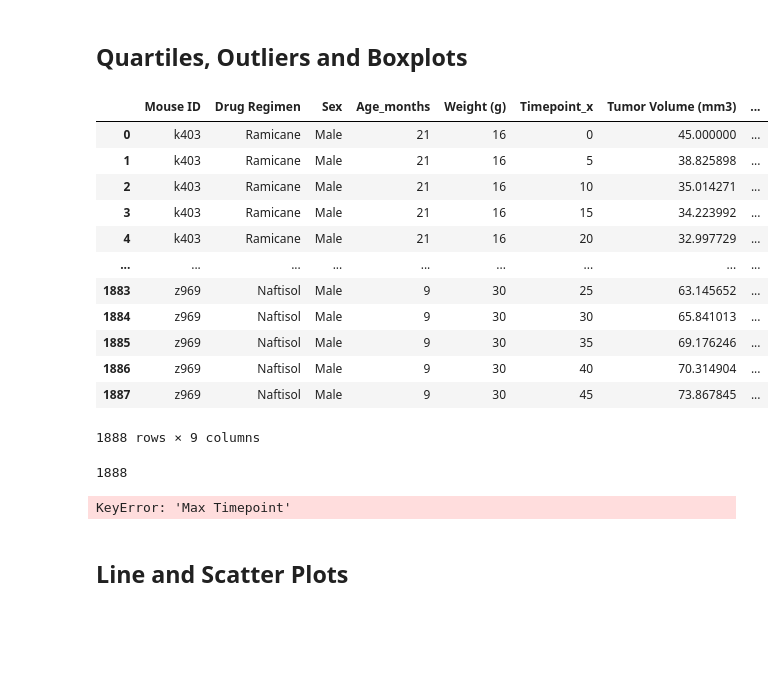
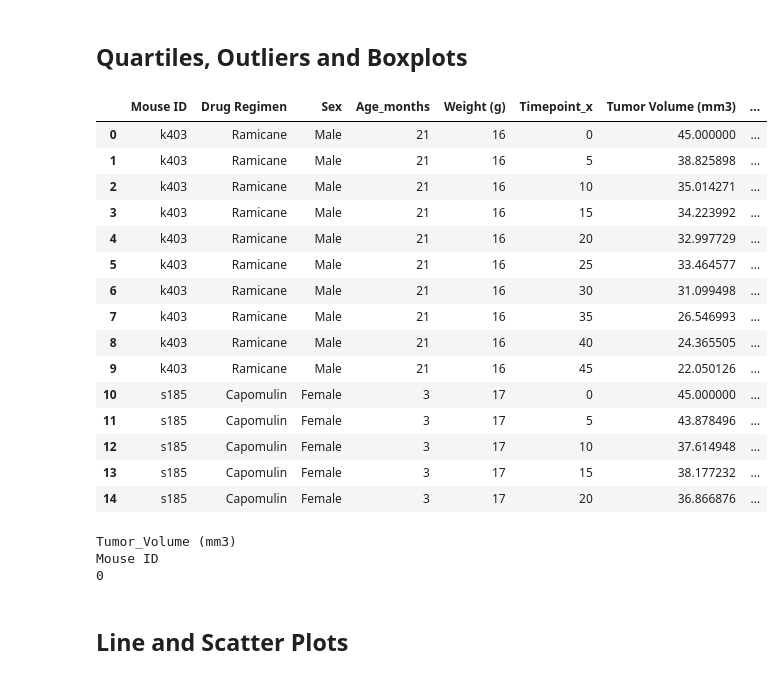
Before and after one commit to gpawlows/Matplotlib-Challenge, a Jupyter notebook: Instructions/Pymaceuticals/pymaceuticals_starter.ipynb, the cells around one changed output. Saved outputs shown, nothing was run; the diff lists cells and outputs as text; code cells hidden in the pictures; blank space fills up the shorter version.

```diff
--- a/Instructions/Pymaceuticals/pymaceuticals_starter.ipynb
+++ b/Instructions/Pymaceuticals/pymaceuticals_starter.ipynb
@@ -202,64 +202,80 @@ plt.pie(gender_df,explode=explode, labels=labels, colors=colors, autopct="%1.1f%
 # %%
 # Calculate the final tumor volume of each mouse across four of the treatment regimens:
 # Capomulin, Ramicane, Infubinol, and Ceftamin
 tumor_values = []
 mice = cleaned_mouse_study_df['Mouse ID']
 # Start by getting the last (greatest) timepoint for each mouse
 treatments = ['Capomulin','Ramicane','Infubinol','Ceftamin']
 max_timepoints_ids=cleaned_mouse_study_df.groupby('Mouse ID')['Timepoint'].max()
 mice_max_df = pd.merge(cleaned_mouse_study_df, max_timepoints_ids, on = "Mouse ID")
 mice_max_df
-mice_max_df.rename(columns={"Timepoint_y":'Max Timepoint'})
+mice_max_df.rename(columns={'Timepoint_y':'Max Timepoint'}, inplace = True)
+mice_max_df.head(15)
 # tiny_df = mice_max_df['Drug Regimen'].loc[(mice_max_df['Drug Regimen'] == 'Capomulin') +
 #     (mice_max_df['Drug Regimen'] == 'Ramicane') +
 #     (mice_max_df['Drug Regimen'] == 'Infubinol') +
 #     (mice_max_df['Drug Regimen'] == 'Ceftamin')]
 # tiny_df
 
 
 
 # Merge this group df with the original dataframe to get the tumor volume at the last timepoint
 # %% [output]
 |  | Mouse ID | Drug Regimen | Sex | Age_months | Weight (g) | Timepoint_x | Tumor Volume (mm3) | ... |
 | 0 | k403 | Ramicane | Male | 21 | 16 | 0 | 45.000000 | ... |
 | 1 | k403 | Ramicane | Male | 21 | 16 | 5 | 38.825898 | ... |
 | 2 | k403 | Ramicane | Male | 21 | 16 | 10 | 35.014271 | ... |
 | 3 | k403 | Ramicane | Male | 21 | 16 | 15 | 34.223992 | ... |
 | 4 | k403 | Ramicane | Male | 21 | 16 | 20 | 32.997729 | ... |
-| ... | ... | ... | ... | ... | ... | ... | ... | ... |
-| 1883 | z969 | Naftisol | Male | 9 | 30 | 25 | 63.145652 | ... |
-| 1884 | z969 | Naftisol | Male | 9 | 30 | 30 | 65.841013 | ... |
-| 1885 | z969 | Naftisol | Male | 9 | 30 | 35 | 69.176246 | ... |
-| 1886 | z969 | Naftisol | Male | 9 | 30 | 40 | 70.314904 | ... |
-| 1887 | z969 | Naftisol | Male | 9 | 30 | 45 | 73.867845 | ... |
+| 5 | k403 | Ramicane | Male | 21 | 16 | 25 | 33.464577 | ... |
+| 6 | k403 | Ramicane | Male | 21 | 16 | 30 | 31.099498 | ... |
+| 7 | k403 | Ramicane | Male | 21 | 16 | 35 | 26.546993 | ... |
+| 8 | k403 | Ramicane | Male | 21 | 16 | 40 | 24.365505 | ... |
+| 9 | k403 | Ramicane | Male | 21 | 16 | 45 | 22.050126 | ... |
+| 10 | s185 | Capomulin | Female | 3 | 17 | 0 | 45.000000 | ... |
+| 11 | s185 | Capomulin | Female | 3 | 17 | 5 | 43.878496 | ... |
+| 12 | s185 | Capomulin | Female | 3 | 17 | 10 | 37.614948 | ... |
+| 13 | s185 | Capomulin | Female | 3 | 17 | 15 | 38.177232 | ... |
+| 14 | s185 | Capomulin | Female | 3 | 17 | 20 | 36.866876 | ... |
-1888 rows × 9 columns
 # %%
 # Put treatments into a list for for loop (and later for plot labels)
 # Create empty list to fill with tumor vol data (for plotting)
 tumor_values = []
+mouse_IDs = []
+drug = []
 # Calculate the IQR and quantitatively determine if there are any potential outliers.
     # Locate the rows which contain mice on each drug and get the tumor volumes
-print(len(mice_max_df['Mouse ID']))
+rangelength = int(len(mice_max_df['Mouse ID'])) - 1
 x=0
 for drugs in treatments:
     x=0
-    for mice in mice_max_df['Mouse ID']:
+    for x in range(0, rangelength):
         if drugs == mice_max_df['Drug Regimen'][x]:
             if mice_max_df['Timepoint_x'][x] == mice_max_df['Max Timepoint'][x]:
-                tumor_values.append(mice_max_df['Tumor Volume (mm3)'].loc[(mice_max_df['Mouse ID'] == mice)
-                & (mice_max_df['Drug Regimen'] == drugs)])
+                tumor_values.append(mice_max_df['Tumor Volume (mm3)'][x])
+                mouse_IDs.append(mice_max_df['Mouse ID'][x])
+                drug.append(mice_max_df['Drug Regimen'][x])
                 x+=1
         else:
             x+=1
 tumor_values = pd.DataFrame(tumor_values)
-tumor_values.count()
+
+mouse_IDs = pd.DataFrame(mouse_IDs)
+drug = pd.DataFrame(drug)
+tumor_values
+tumor_volumes = pd.merge(tumor_values, mouse_IDs, right_index = True, left_index = True)
+tumor_volumes = pd.merge(tumor_volumes, drug, right_index = True, left_index = True)
+tumor_volumes.rename(columns={'0_x':'Tumor_Volume (mm3)', '0_y':'Mouse ID','0':'Drug Regimen'}, inplace = True)
+tumor_volumes.head()
+
     # add subset
 
 
     # Determine outliers using upper and lower bounds
 # %% [output]
-1888
+Tumor_Volume (mm3)
+Mouse ID
+0
-KeyError: 'Max Timepoint'
 # %%
 # Generate a box plot of the final tumor volume of each mouse across four regimens of interest
 # %% [markdown]
```
